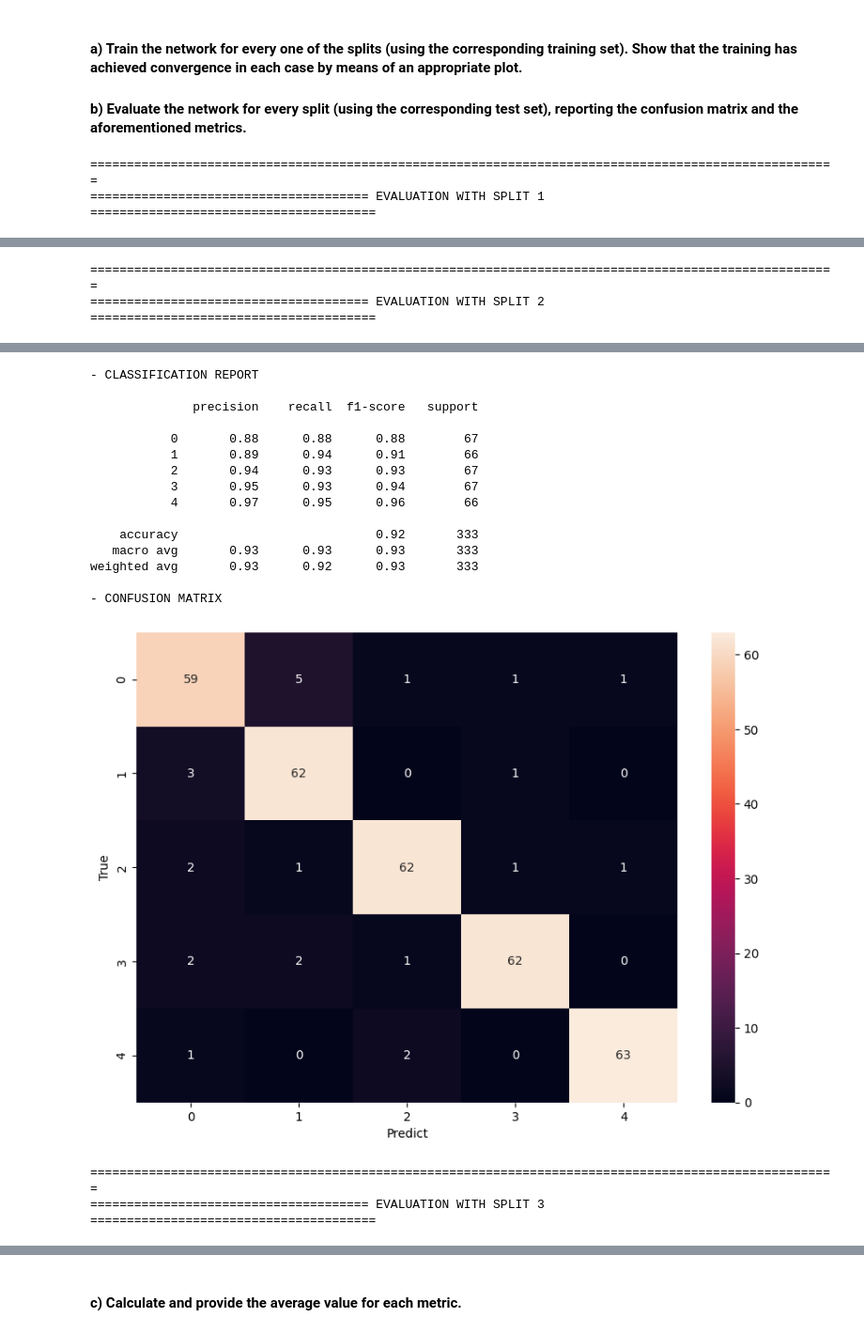
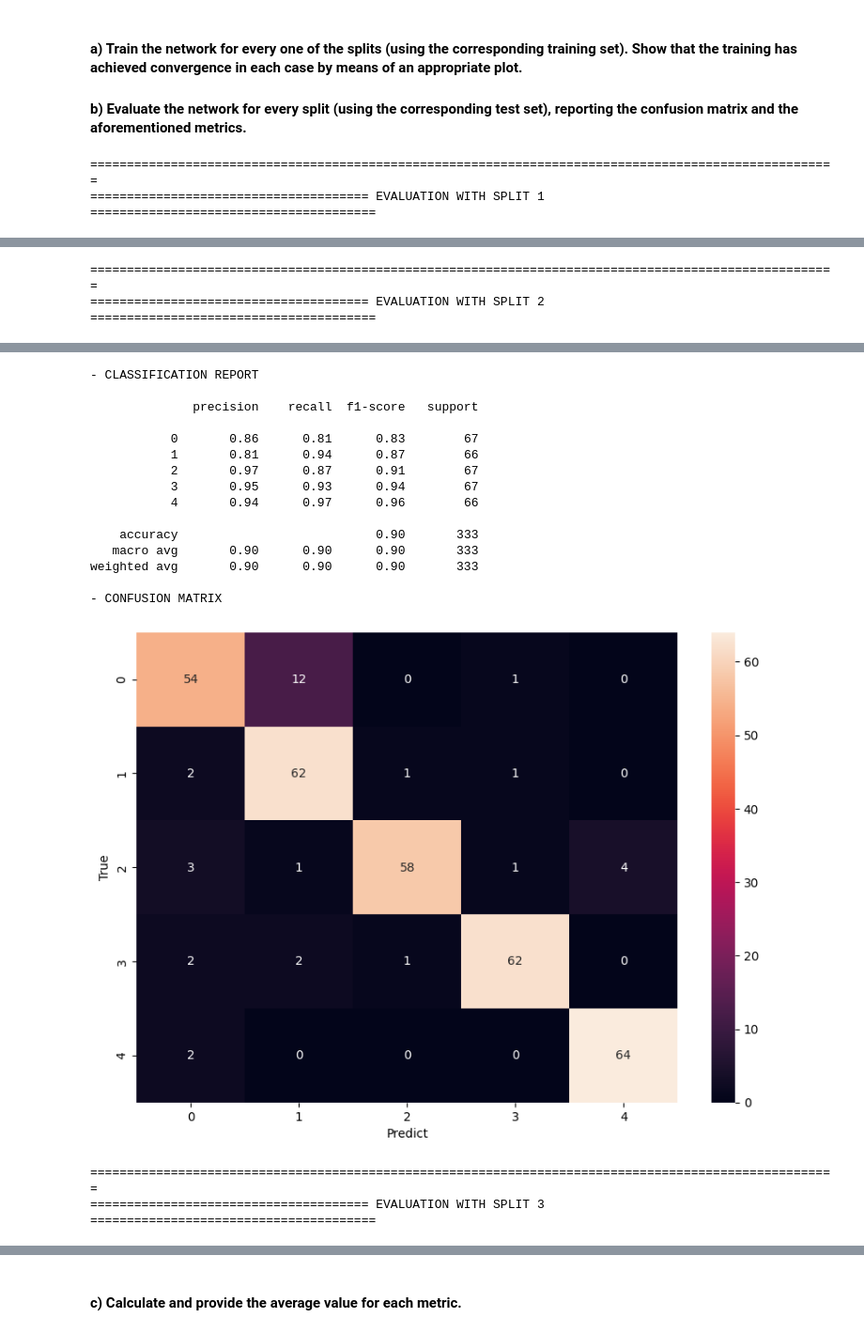
Before and after one commit to pedromartip/Feed-Forward-NN, a Jupyter notebook: hanodut2.ipynb, the cells around one changed output, grey strips where cells are left out. Shown: that part at 94% size. Drawn from its saved outputs; the diff is of its cells as text; code cells hidden in the pictures.

Commit message:
Add new parameters of learning rate

```diff
--- a/hanodut2.ipynb
+++ b/hanodut2.ipynb
@@ -66,7 +64,7 @@ Now we can proceed to create a a one-layer network and try it on a different amo
 # Load data
 X_train, y_train, X_test, y_test, y_train_OHE, y_test_OHE = load_data(1)
 
-neurons_amount = [10,50,100]
+neurons_amount = [10, 30, 50, 80, 100]
 
 for neurons in neurons_amount:
     promed = []
@@ -147,12 +157,14 @@ Accuracy using <class 'keras.src.optimizers.rmsprop.RMSprop'>: 0.497005999088287
 #### T5. Switch to another loss function to check whether the performance level increases
 # %%
 loss_functions = ['categorical_crossentropy','sparse_categorical_crossentropy','Poisson', 'KLDivergence','mean_squared_error']
-neurons = [100]
 for loss_function in loss_functions:
     model = create_model(
-        layer_neurons=neurons,
+        layer_neurons=[100],
         activation_function='selu',
-        optimizer=tf.keras.optimizers.SGD, # Como resultado anterior, seguimos con este
+        optimizer=tf.keras.optimizers.Adamax, # Choose the best optimizer according the last step
+        decay_steps=1000,
+        decay_rate=0.5,
+        dynamic = True,
         loss_function=loss_function
     )
     if('sparse_categorical_crossentropy' == loss_function):
@@ -161,5 +173,6 @@ for loss_function in loss_functions:
     else:
         model.fit(X_train, y_train_OHE, epochs=10, batch_size=256, verbose=0)
         performance = model.evaluate(X_test, y_test_OHE, verbose=0)
+
     print(f"Accuracy using {loss_function}: {performance[1]}")
 # %% [output]
@@ -171,16 +184,22 @@ Accuracy using mean_squared_error: 0.36826348304748535
 # %% [markdown]
 #### T6. Add a second hidden layer with a reasonable number of neurons and check whether a performance gain is obtained. If that is the case, keep the second layer.
 # %%
-neurons = [[100,50],[100,100], [100,150]]
+neurons = [[100],[100,30],[100,50],[100,70], [100,100],[100,120]]
 for neuron in neurons:
     model = create_model(
         layer_neurons=neuron,
         activation_function='selu',
-        optimizer=tf.keras.optimizers.SGD,
-        loss_function='KLDivergence' #Nueva loss function
+        optimizer=tf.keras.optimizers.Adamax,
+        decay_steps=1000,
+        decay_rate=0.5,
+        dynamic = True,
+        loss_function='categorical_crossentropy' #Best loss function
     )
 
     model.fit(X_train, y_train_OHE, epochs=10, batch_size=256, verbose=0)
     performance = model.evaluate(X_test, y_test_OHE, verbose=0)
-    print(f"Accuracy using {neuron[0]} neurons for first layer and {neuron[1]} for second layer: {performance[1]}")
+    if len(neuron) == 1:
+        print(f"Accuracy using one layer with {neuron[0]} neurons : {performance[1]}")
+    else:
+        print(f"Accuracy using {neuron[0]} neurons for first layer and {neuron[-1]} for second layer: {performance[1]}")
 # %% [output]
@@ -190,13 +212,16 @@ Accuracy using 100 neurons for first layer and 150 for second layer: 0.763473033
 # %% [markdown]
 #### T7. Try with larger and smaller batch sizes (one of each). You should observe that the training time also changes. Adopt the size leading to highest performance
 # %%
-batchs = [2,8,16,32,54,128]
+batchs = [2,8,16,32,64,128]
 for batch in batchs:
     model = create_model(
         layer_neurons=[100,50], #Nos quedamos con 2 layers
         activation_function='selu',
-        optimizer=tf.keras.optimizers.SGD,
-        loss_function='KLDivergence'
+        optimizer=tf.keras.optimizers.Adamax,
+        decay_steps=1000,
+        decay_rate=0.5,
+        dynamic = True,
+        loss_function='categorical_crossentropy'
     )
     start_time = time.time()
     model.fit(X_train, y_train_OHE, epochs=10, batch_size=batch, verbose=0)
@@ -225,13 +250,16 @@ for split in range(1, num_splits + 1):
 
     X_train, y_train, X_test, y_test, y_train_OHE, y_test_OHE = load_data(split)
     model = create_model(
-        layer_neurons=[100,50],
+        layer_neurons=[80,30],
         activation_function='selu',
-        optimizer=tf.keras.optimizers.SGD,
-        loss_function='KLDivergence'
+        optimizer=tf.keras.optimizers.Adamax,
+        loss_function='categorical_crossentropy',
+        decay_steps=1000,
+        decay_rate=0.5,
+        dynamic = True
     )
 
-    historia = model.fit(X_train, y_train_OHE, validation_data=(X_test, y_test_OHE), epochs=100, batch_size=8, verbose=0)
+    historia = model.fit(X_train, y_train_OHE, validation_data=(X_test, y_test_OHE), epochs=100, batch_size=2, verbose=0)
 
     plt.figure(figsize=(10,5))
     plt.plot(historia.history['loss'], label='Pérdida de entrenamiento')
@@ -293,18 +321,18 @@ weighted avg       0.85      0.78      0.76       334
 - CLASSIFICATION REPORT
 
               precision    recall  f1-score   support
 
-           0       0.88      0.88      0.88        67
-           1       0.89      0.94      0.91        66
-           2       0.94      0.93      0.93        67
+           0       0.86      0.81      0.83        67
+           1       0.81      0.94      0.87        66
+           2       0.97      0.87      0.91        67
            3       0.95      0.93      0.94        67
-           4       0.97      0.95      0.96        66
+           4       0.94      0.97      0.96        66
 
-    accuracy                           0.92       333
-   macro avg       0.93      0.93      0.93       333
-weighted avg       0.93      0.92      0.93       333
+    accuracy                           0.90       333
+   macro avg       0.90      0.90      0.90       333
+weighted avg       0.90      0.90      0.90       333
 
 - CONFUSION MATRIX
-[figure, old version]
+[figure, new version]
 ======================================================================================================
 ====================================== EVALUATION WITH SPLIT 3 =======================================
```
Also changed, not shown: parts of 11 cells of this notebook.
